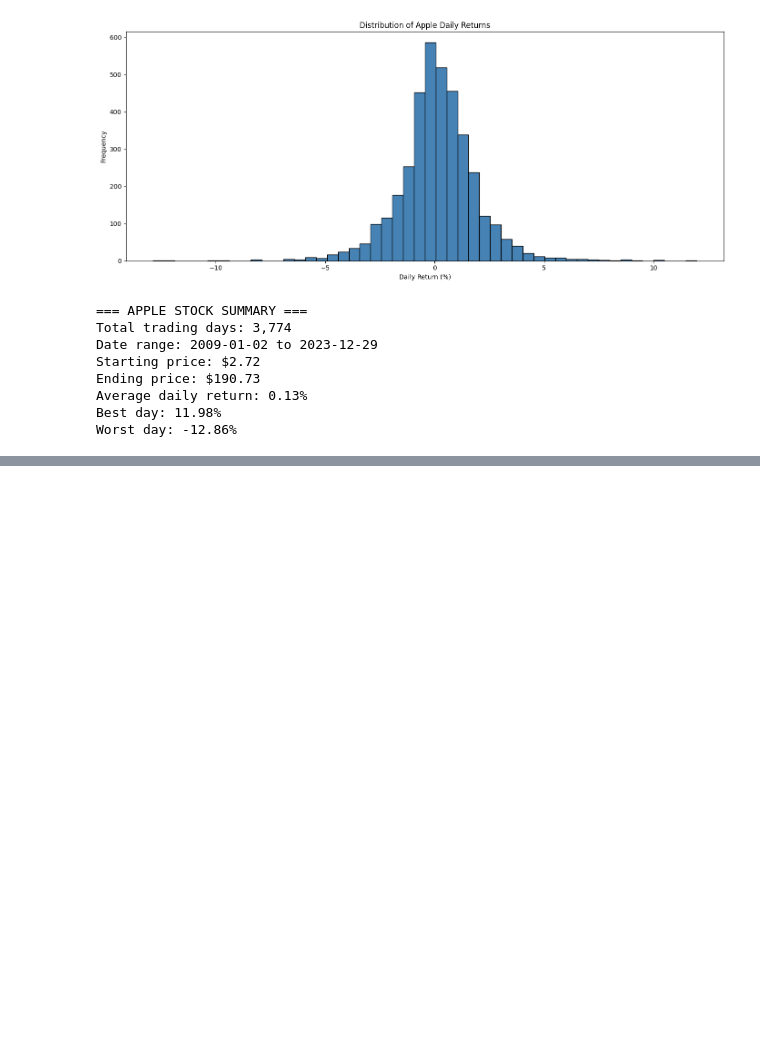
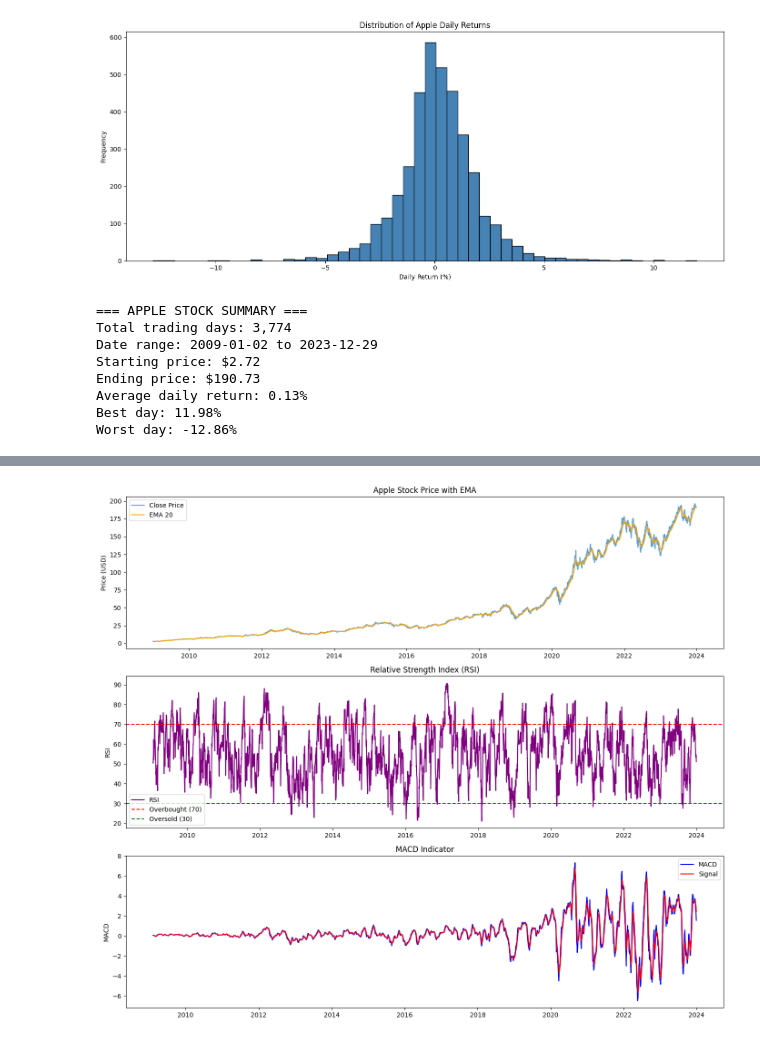
Before and after one commit to rah-salah/news-sentiment-analysis, a Jupyter notebook: notebooks/task-2.ipynb, the cells around one changed output, grey strips where cells are left out. Drawn from its saved outputs; the diff is of its cells as text; code cells hidden in the pictures; blank space fills up the shorter version.

Commit message:
feat: add RSI, MACD and EMA indicators with visualizations

```diff
--- a/notebooks/task-2.ipynb
+++ b/notebooks/task-2.ipynb
@@ -144,3 +144,19 @@ Ending price: $190.73
 Average daily return: 0.13%
 Best day: 11.98%
 Worst day: -12.86%
+# %%
+df_stock = pd.read_csv("../data/raw/AAPL.csv")
+df_stock['Date'] = pd.to_datetime(df_stock['Date'])
+
+df_stock['RSI'] = ta.momentum.RSIIndicator(
+    close=df_stock['Close'], window=14).rsi()
+
+macd = ta.trend.MACD(close=df_stock['Close'])
+df_stock['MACD'] = macd.macd()
+df_stock['MACD_Signal'] = macd.macd_signal()
+
+df_stock['EMA20'] = ta.trend.EMAIndicator(
+    close=df_stock['Close'], window=20).ema_indicator()
+
+print("All indicators calculated successfully")
+print(df_stock[['Date', 'Close', 'RSI', 'MACD', 'EMA20']].tail(5))
@@ -146,0 +171,29 @@ Worst day: -12.86%
+# %%
+fig, axes = plt.subplots(3, 1, figsize=(14, 12))
+
+# Plot 1 - Price with EMA
+axes[0].plot(df_stock['Date'], df_stock['Close'], label='Close Price', alpha=0.7)
+axes[0].plot(df_stock['Date'], df_stock['EMA20'], label='EMA 20', color='orange')
+axes[0].set_title('Apple Stock Price with EMA')
+axes[0].set_ylabel('Price (USD)')
+axes[0].legend()
+
+# Plot 2 - RSI
+axes[1].plot(df_stock['Date'], df_stock['RSI'], color='purple', label='RSI')
+axes[1].axhline(70, color='red', linestyle='--', label='Overbought (70)')
+axes[1].axhline(30, color='green', linestyle='--', label='Oversold (30)')
+axes[1].set_title('Relative Strength Index (RSI)')
+axes[1].set_ylabel('RSI')
+axes[1].legend()
+
+# Plot 3 - MACD
+axes[2].plot(df_stock['Date'], df_stock['MACD'], label='MACD', color='blue')
+axes[2].plot(df_stock['Date'], df_stock['MACD_Signal'], label='Signal', color='red')
+axes[2].set_title('MACD Indicator')
+axes[2].set_ylabel('MACD')
+axes[2].legend()
+
+plt.tight_layout()
+plt.show()
+# %% [output]
+[figure, added]
```
Also changed, not shown: parts of 4 cells of this notebook.
